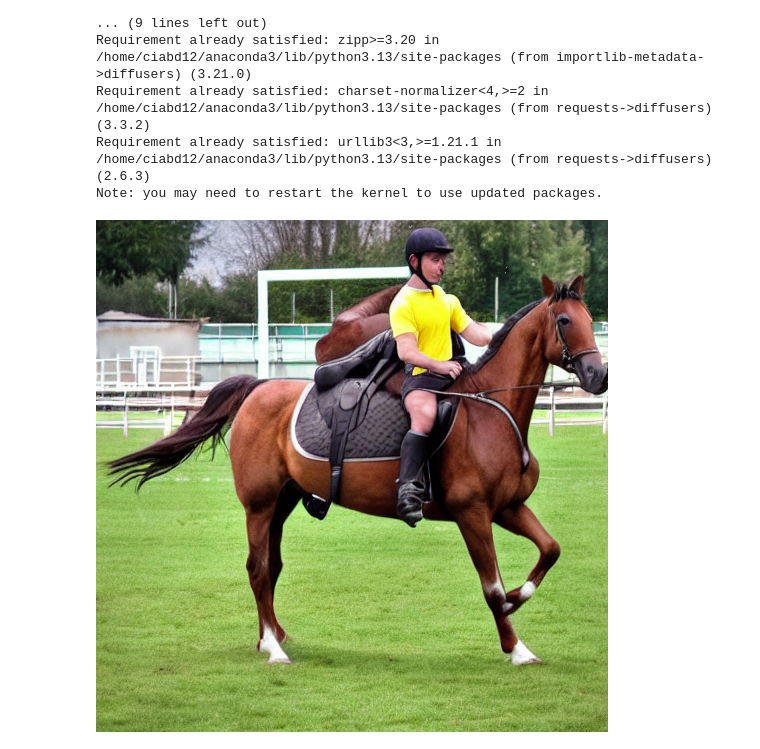
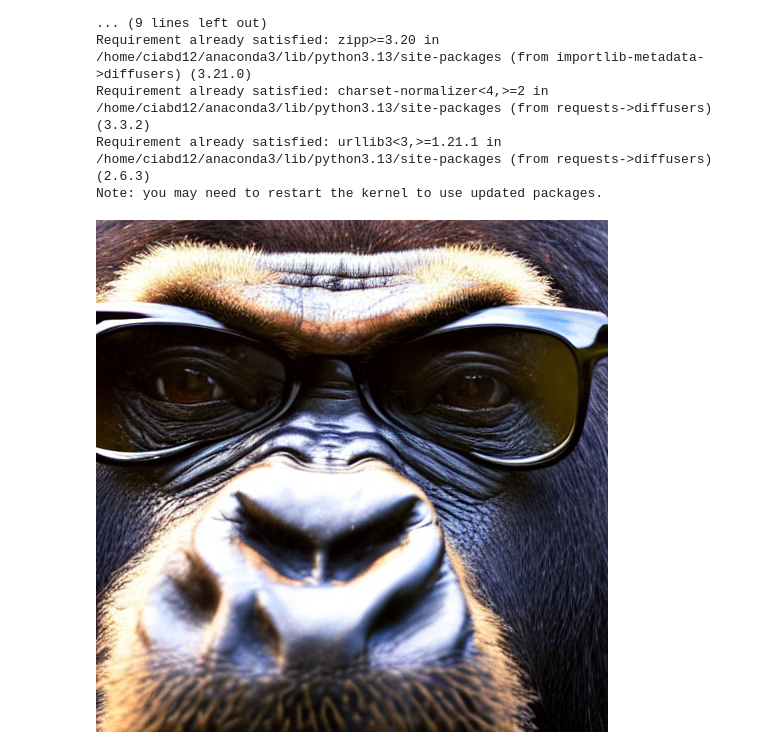
Before and after one commit to manuelo24-jpg/Ejercicios-Python, a Jupyter notebook: Pia/tema4/actividades/pruebaImagen/imagen.ipynb, the cells around one changed output. Saved outputs shown, nothing was run; the diff lists cells and outputs as text; code cells hidden in the pictures.

```diff
--- a/Pia/tema4/actividades/pruebaImagen/imagen.ipynb
+++ b/Pia/tema4/actividades/pruebaImagen/imagen.ipynb
@@ -37,7 +37,7 @@ pipe = StableDiffusionPipeline.from_pretrained(
     torch_dtype = torch.float16, variant = "fp16"
 ).to(device)
 # %%
-prompt = "a photograph of a footbaler riding a horse"
+prompt = "a photograph of a gorilla wearing sunglasses"
 pipe(prompt).images[0]
 # %% [output]
-[figure, old version]
+[figure, new version]
```
Also changed, not shown: parts of 2 cells of this notebook.
